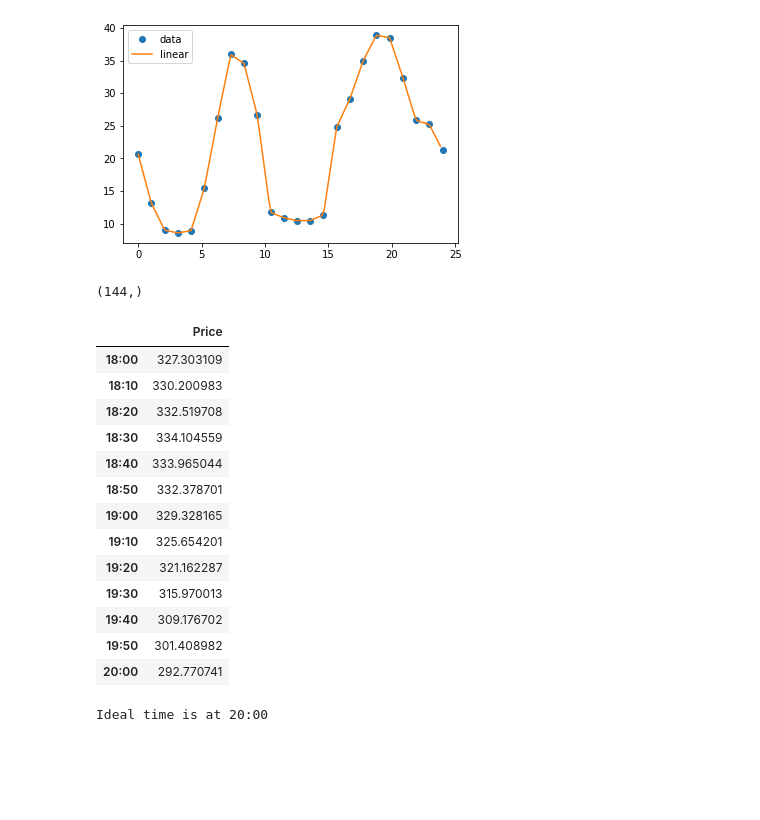
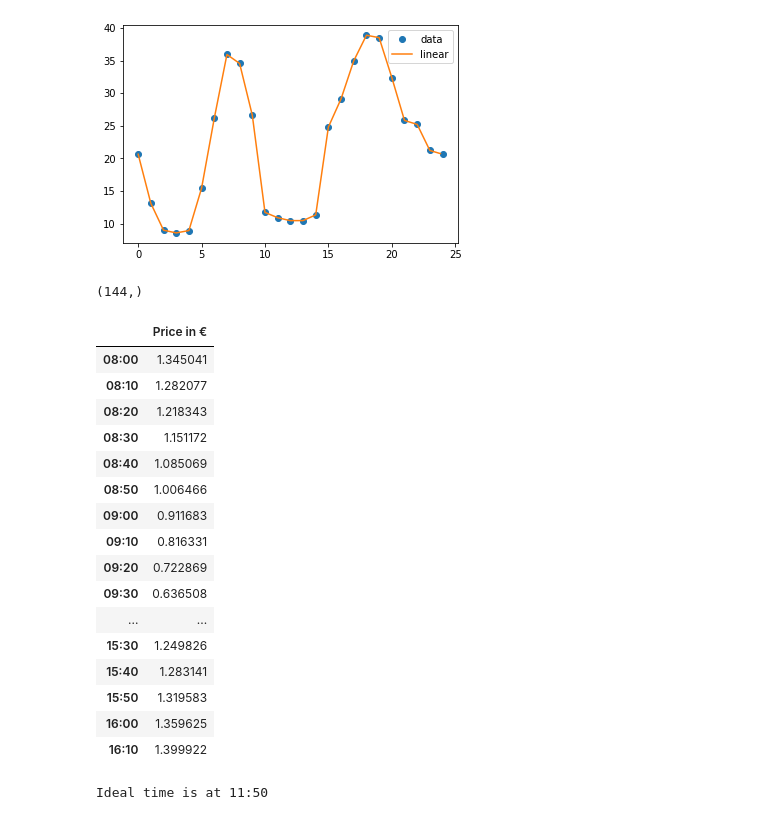
Before and after one commit to LukasPoque/mission_zero, a Jupyter notebook: eco_flex.ipynb, the cells around one changed output. Saved outputs shown, nothing was run; the diff lists cells and outputs as text; code cells hidden in the pictures; blank space fills up the shorter version.

```diff
--- a/eco_flex.ipynb
+++ b/eco_flex.ipynb
@@ -18,21 +38,18 @@ consumption['washing_maschine'] = np.array([900,1000,1730,720,900,670,1150,840,7
 # %%
-washing_ = [226.27333333333334, 1556.3512500000002, 1570.1, 78.38625, 302.69222222222226,\
-            80.462, 87.51333333333332,79.86666666666666, 243.6725, 84.29375000000002, 3.1566666666666667,\
-            6.928888888888888, 4.215000000000001, 1.6989999999999998]
 price_list = [20.64, 13.11, 9.00, 8.58, 8.94, 15.44, 26.14, 35.93, 34.55, 26.62, 11.73, 10.91, 10.46, 10.47,\
-              11.34, 24.81, 29.14, 34.96, 38.88, 38.51, 32.40, 25.82, 25.21, 21.22]
-x = np.linspace(0, 24, num=24, endpoint=True)
+              11.34, 24.81, 29.14, 34.96, 38.88, 38.51, 32.40, 25.82, 25.21, 21.22, 20.64]
+x = np.linspace(0, 24, num=25, endpoint=True)
 y = price_list
 linear_prices = interp1d(x, y)
 
 xnew = np.linspace(0, 24, num=24*6, endpoint=False)
 plt.plot(x, y, 'o', xnew, linear_prices(xnew), '-')
 plt.legend(['data', 'linear'], loc='best')
 plt.show()
 prices = linear_prices(xnew)
 print(np.shape(prices))
 # %% [output]
-[figure, old version]
+[figure, new version]
 (144,)
 # %%
 # available data: dict with average comsumtion load curve of dryer, washing maschine, dish washer in 10 min steps
@@ -73,29 +90,32 @@ def indexToTime(index):
     return time
 # %%
-start_index = timeToIndex(18,0) # 08:20
-end_index = timeToIndex(21,30) #16:30
+start_index = timeToIndex(8,0) # 08:20
+end_index = timeToIndex(18,30) #16:30
 
 [start_index, result] = calculateCost(start_index, end_index,'washing_maschine')
 times = [indexToTime(i+start_index) for i in range(len(result))]
-df = pd.DataFrame(result, index=times, columns={'Price'})
+df = pd.DataFrame(result, index=times, columns={'Price in €'})
 display(df)
 ideal_indexes = giveIdealTimes(start_index, result)
 #print(ideal_indexes)
 time = indexToTime(ideal_indexes[0])
 print('Ideal time is at '+time)
 # %% [output]
-|  | Price |
-| 18:00 | 327.303109 |
-| 18:10 | 330.200983 |
-| 18:20 | 332.519708 |
-| 18:30 | 334.104559 |
-| 18:40 | 333.965044 |
-| 18:50 | 332.378701 |
-| 19:00 | 329.328165 |
-| 19:10 | 325.654201 |
-| 19:20 | 321.162287 |
-| 19:30 | 315.970013 |
-| 19:40 | 309.176702 |
-| 19:50 | 301.408982 |
-| 20:00 | 292.770741 |
+|  | Price in € |
+| 08:00 | 1.345041 |
+| 08:10 | 1.282077 |
+| 08:20 | 1.218343 |
+| 08:30 | 1.151172 |
+| 08:40 | 1.085069 |
+| 08:50 | 1.006466 |
+| 09:00 | 0.911683 |
+| 09:10 | 0.816331 |
+| 09:20 | 0.722869 |
+| 09:30 | 0.636508 |
+| ... | ... |
+| 15:30 | 1.249826 |
+| 15:40 | 1.283141 |
+| 15:50 | 1.319583 |
+| 16:00 | 1.359625 |
+| 16:10 | 1.399922 |
-Ideal time is at 20:00
+Ideal time is at 11:50
```
Also changed, not shown: parts of 3 cells of this notebook.
